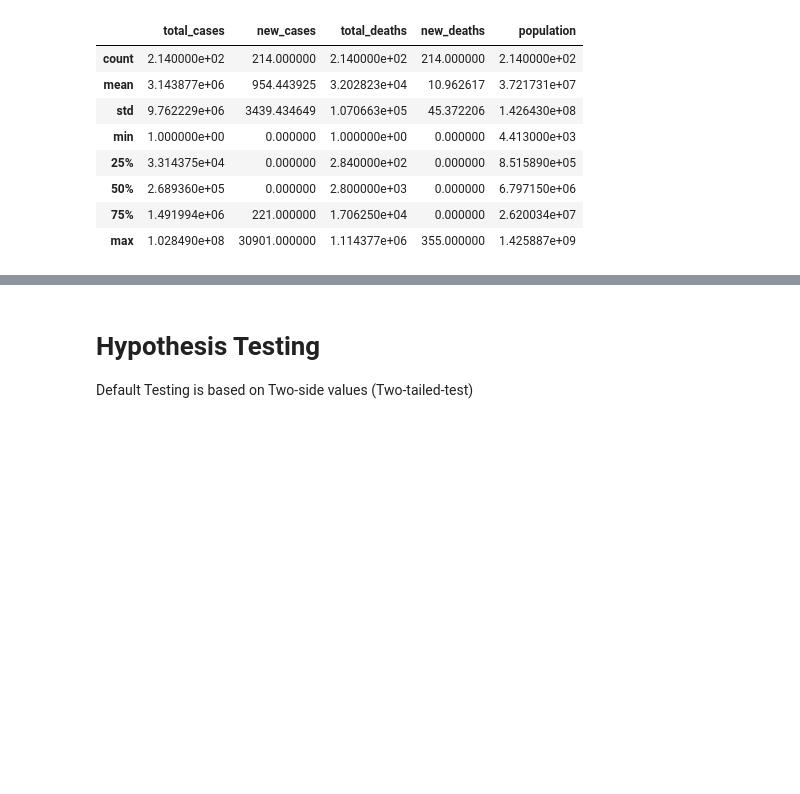
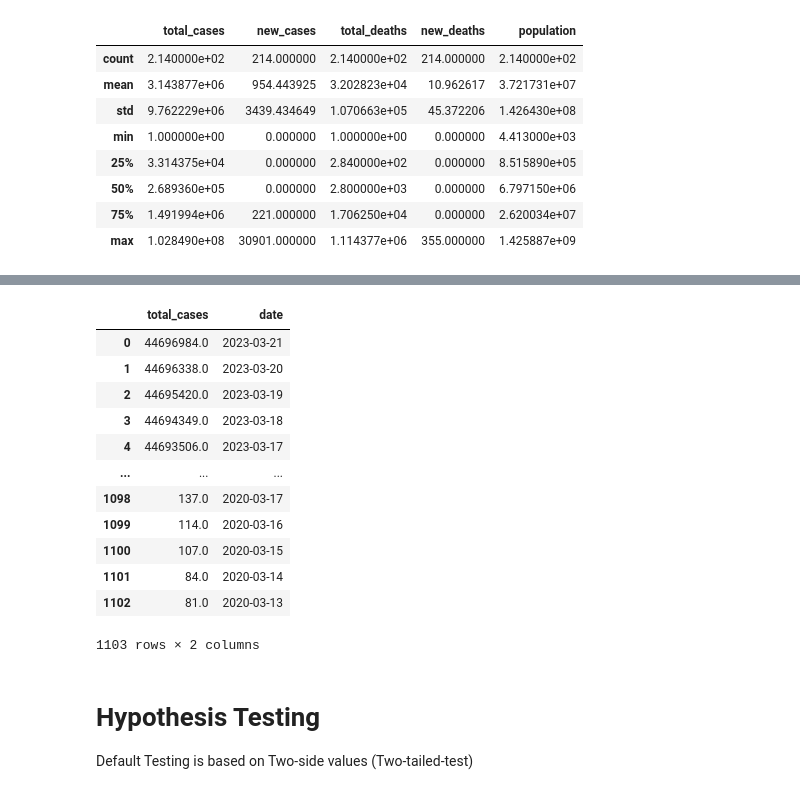
Before and after one commit to TechForEverybody/Applied_Data_Science_Practicals_Sem-8, a Jupyter notebook: Experiment-3/CS8A53_ADS_Experiment_3_ShivkumarChauhan.ipynb, the cells around one changed output, grey strips where cells are left out. Drawn from its saved outputs; the diff is of its cells as text; code cells hidden in the pictures; blank space fills up the shorter version.

```diff
--- a/Experiment-3/CS8A53_ADS_Experiment_3_ShivkumarChauhan.ipynb
+++ b/Experiment-3/CS8A53_ADS_Experiment_3_ShivkumarChauhan.ipynb
@@ -328,3 +328,19 @@ normalDistributionGraphGenarator(Data['population'])
+# %%
+Data[['total_cases','date']]
+# %% [output]
+|  | total_cases | date |
+| 0 | 44696984.0 | 2023-03-21 |
+| 1 | 44696338.0 | 2023-03-20 |
+| 2 | 44695420.0 | 2023-03-19 |
+| 3 | 44694349.0 | 2023-03-18 |
+| 4 | 44693506.0 | 2023-03-17 |
+| ... | ... | ... |
+| 1098 | 137.0 | 2020-03-17 |
+| 1099 | 114.0 | 2020-03-16 |
+| 1100 | 107.0 | 2020-03-15 |
+| 1101 | 84.0 | 2020-03-14 |
+| 1102 | 81.0 | 2020-03-13 |
+1103 rows × 2 columns
 # %% [markdown]
 # Hypothesis Testing
 Default Testing is based on Two-side values (Two-tailed-test)
```
Also changed, not shown: parts of 14 cells of this notebook, 7 other files.
